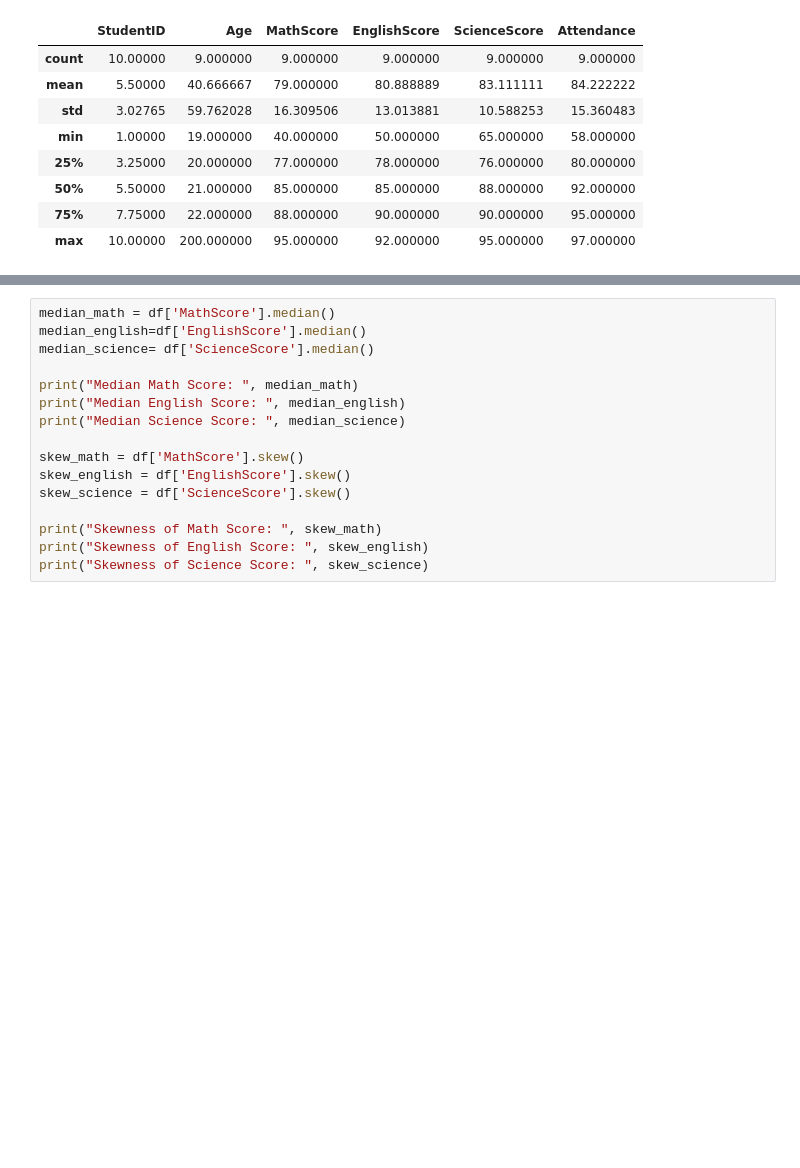
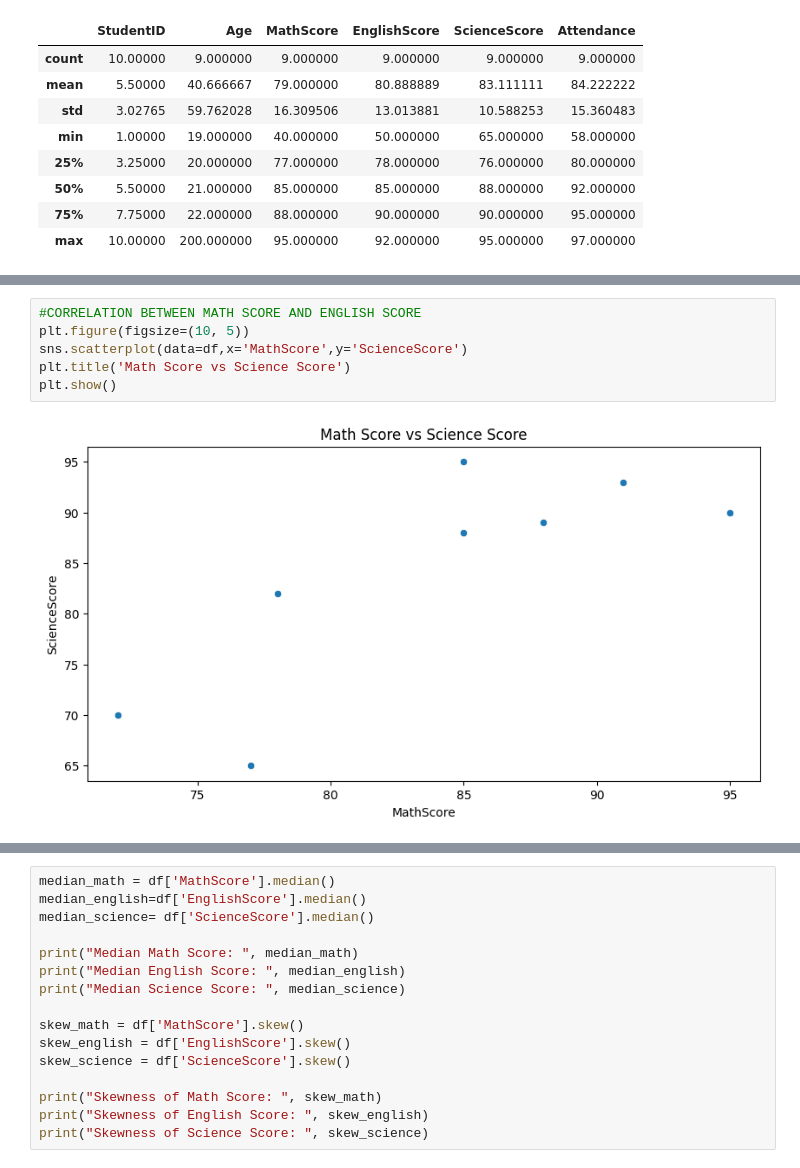
Before and after one commit to narbi5h/MS-BANA, a Jupyter notebook: MISSING VALUES AND OUTLIERS/OUTLIERS.ipynb, the cells around one changed output, grey strips where cells are left out. Saved outputs shown, nothing was run; the diff lists cells and outputs as text; blank space fills up the shorter version.

```diff
--- a/MISSING VALUES AND OUTLIERS/OUTLIERS.ipynb
+++ b/MISSING VALUES AND OUTLIERS/OUTLIERS.ipynb
@@ -35,0 +51,8 @@ df.describe()
+# %%
+#CORRELATION BETWEEN MATH SCORE AND ENGLISH SCORE
+plt.figure(figsize=(10, 5))
+sns.scatterplot(data=df,x='MathScore',y='ScienceScore')
+plt.title('Math Score vs Science Score')
+plt.show()
+# %% [output]
+[figure, added]
```
Also changed, not shown: parts of 9 cells of this notebook, 1 other file.
